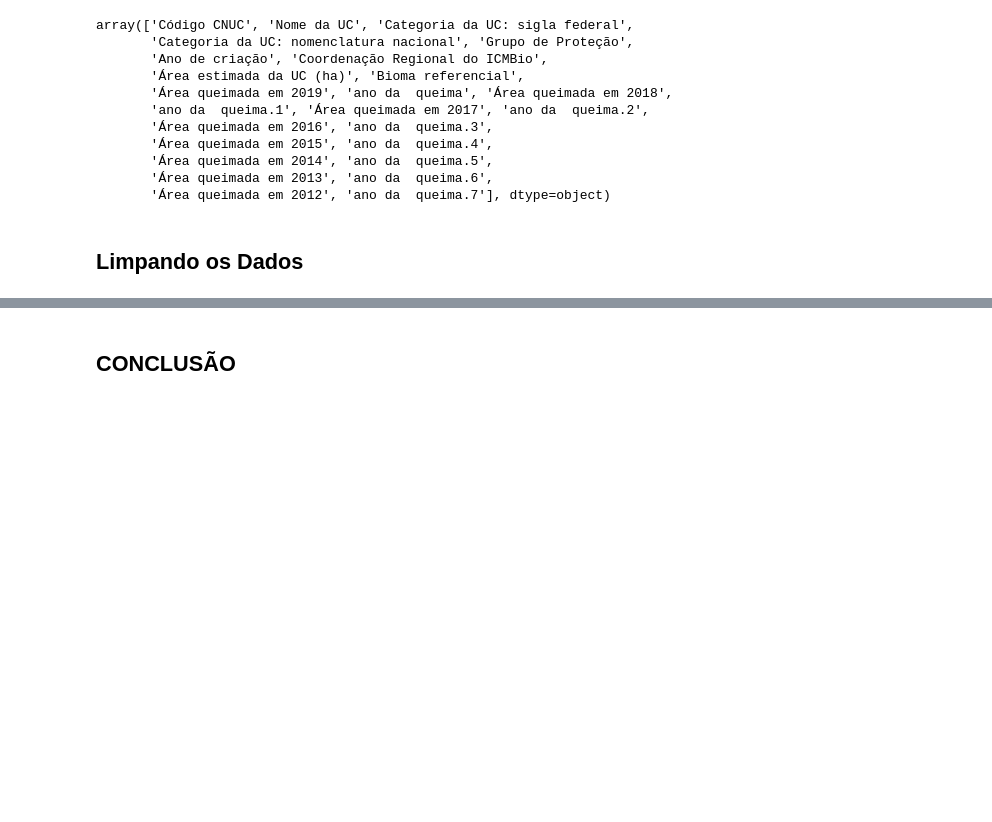
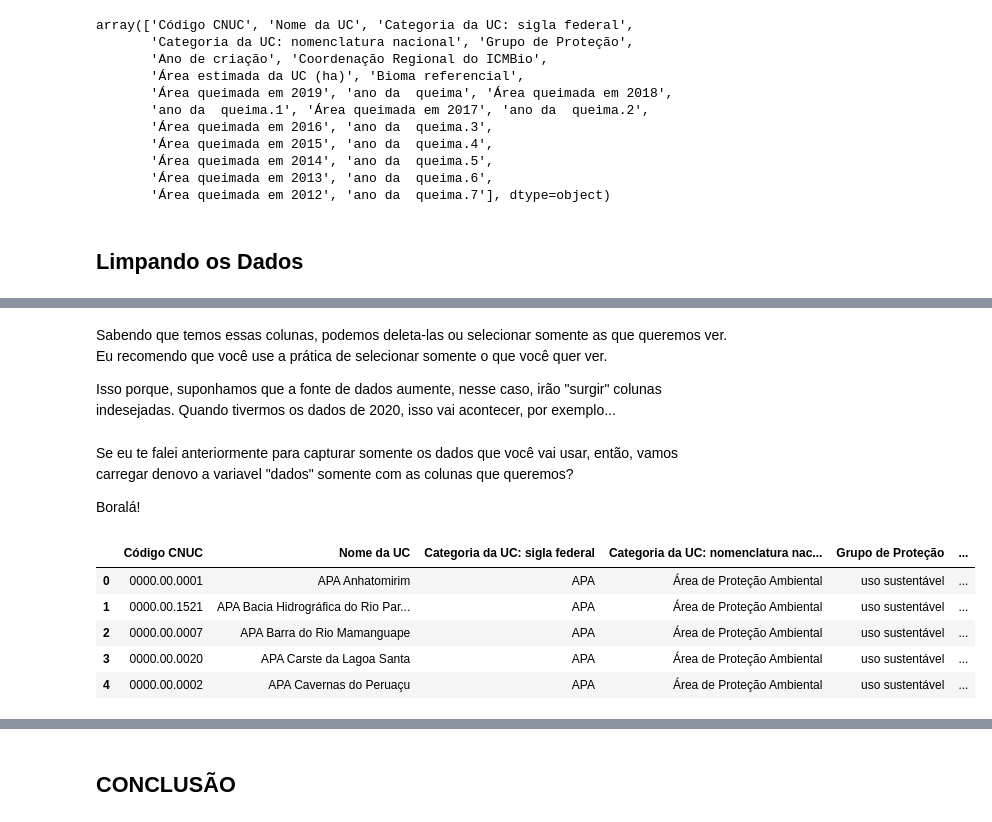
Before and after one commit to marantmir/python_cases, a Jupyter notebook: 20200930_QueimadasBrasil/Queimadas no Brasil [2012 a 2019].ipynb, the cells around one changed output, grey strips where cells are left out. Cells and saved outputs as stored; diff of their text form; code cells hidden in the pictures; blank space fills up the shorter version.

```diff
--- a/20200930_QueimadasBrasil/Queimadas no Brasil [2012 a 2019].ipynb
+++ b/20200930_QueimadasBrasil/Queimadas no Brasil [2012 a 2019].ipynb
@@ -86,0 +93,38 @@ array(['Código CNUC', 'Nome da UC', 'Categoria da UC: sigla federal',
+# %% [markdown]
+Sabendo que temos essas colunas, podemos deleta-las ou selecionar somente as que queremos ver.
+Eu recomendo que você use a prática de selecionar somente o que você quer ver.
+
+Isso porque, suponhamos que a fonte de dados aumente, nesse caso, irão "surgir" colunas indesejadas.
+Quando tivermos os dados de 2020, isso vai acontecer, por exemplo...
+# %%
+colunas = ['Código CNUC',
+           'Nome da UC',
+           'Categoria da UC: sigla federal',
+           'Categoria da UC: nomenclatura nacional',
+           'Grupo de Proteção',
+           'Ano de criação',
+           'Coordenação Regional do ICMBio',
+           'Área estimada da UC (ha)',
+           'Bioma referencial',
+           'Área queimada em 2019',
+           'Área queimada em 2018',
+           'Área queimada em 2017',
+           'Área queimada em 2016',
+           'Área queimada em 2015',
+           'Área queimada em 2014',
+           'Área queimada em 2013',
+           'Área queimada em 2012']
+# %% [markdown]
+Se eu te falei anteriormente para capturar somente os dados que você vai usar, então, vamos carregar denovo a variavel "dados" somente com as colunas que queremos?
+
+Boralá!
+# %%
+dados = pd.read_excel(link_dataset, sheet_name = 'queima', usecols = colunas)
+dados.head() # visualizar somente 5 primeiros
+# %% [output]
+|  | Código CNUC | Nome da UC | Categoria da UC: sigla federal | Categoria da UC: nomenclatura nac... | Grupo de Proteção | ... |
+| 0 | 0000.00.0001 | APA Anhatomirim | APA | Área de Proteção Ambiental | uso sustentável | ... |
+| 1 | 0000.00.1521 | APA Bacia Hidrográfica do Rio Par... | APA | Área de Proteção Ambiental | uso sustentável | ... |
+| 2 | 0000.00.0007 | APA Barra do Rio Mamanguape | APA | Área de Proteção Ambiental | uso sustentável | ... |
+| 3 | 0000.00.0020 | APA Carste da Lagoa Santa | APA | Área de Proteção Ambiental | uso sustentável | ... |
+| 4 | 0000.00.0002 | APA Cavernas do Peruaçu | APA | Área de Proteção Ambiental | uso sustentável | ... |
```
Also changed, not shown: parts of 7 cells of this notebook.
